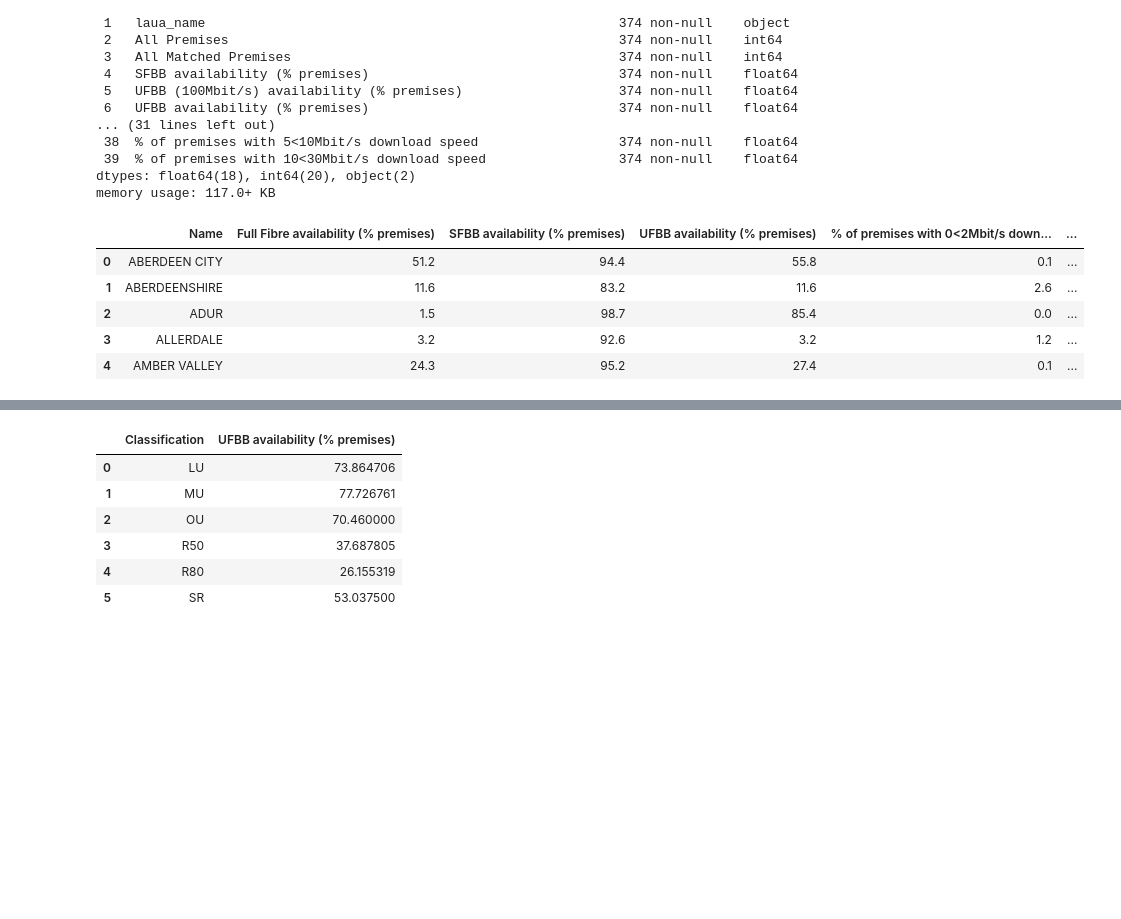
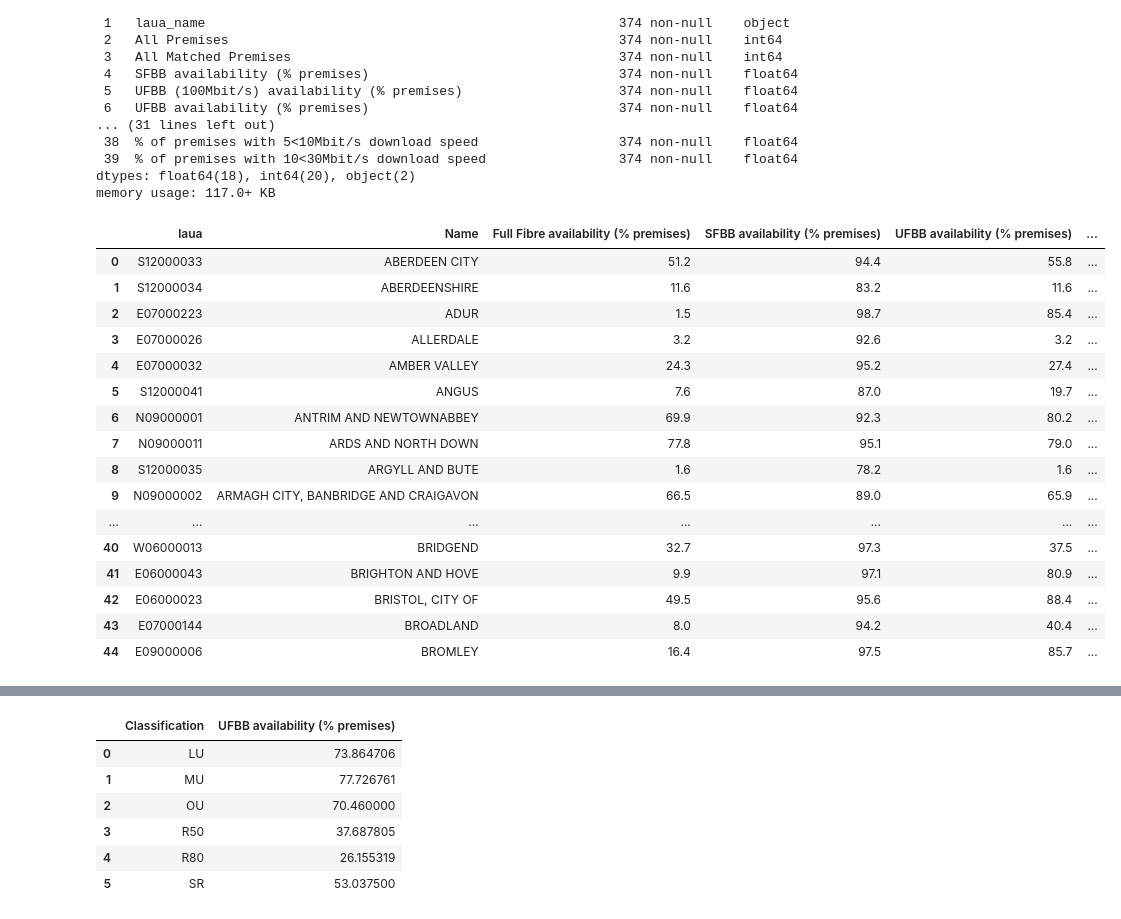
Before and after one commit to Kim22345/CFG-Data-Project-, a Jupyter notebook: Rural_vs_urban-infra_kim.ipynb, the cells around one changed output, grey strips where cells are left out. Saved outputs shown, nothing was run; the diff lists cells and outputs as text; code cells hidden in the pictures; blank space fills up the shorter version.

```diff
--- a/Rural_vs_urban-infra_kim.ipynb
+++ b/Rural_vs_urban-infra_kim.ipynb
@@ -43,42 +43,43 @@ dtypes: float64(18), int64(20), object(2)
 memory usage: 117.0+ KB
 # %%
 #select specific columns I need: Name of area, number of house based on download speed
-subdf = df[['laua_name',
-#             'Number of premises with 0<2Mbit/s download speed',
-#             'Number of premises with 2<5Mbit/s download speed',
-#             'Nmber of premises with 5<10Mbit/s download speed',
-#             'Number of premises with 10<30Mbit/s download speed',
-#             'Number of premises with 30<300Mbit/s download speed',
-#             'Number of premises with >=300Mbit/s download speed',
+subdf = df[['laua',
+            'laua_name',
             'Full Fibre availability (% premises)',
             'SFBB availability (% premises)',
             'UFBB availability (% premises)',
             '% of premises with 0<2Mbit/s download speed',
             '% of premises with 2<5Mbit/s download speed',
             '% of premises with 5<10Mbit/s download speed'
 
         ]]
 #Change 'laua_name' to 'Name', speed - simplify for join
-subdf1 = subdf.rename({'laua_name':'Name','Number of premises with 0<2Mbit/s download speed':'1(0<2)',
-                       'Number of premises with 2<5Mbit/s download speed':'2(2<5)',
-                       'Number of premises with 5<10Mbit/s download speed': '3(5<10)',
-                       'Number of premises with 10<30Mbit/s download speed': '4(10<30)',
-                       'Number of premises with 30<300Mbit/s download speed': '5(30<300)',
-                       'Number of premises with >=300Mbit/s download speed': '6(300<=)'},
+subdf1 = subdf.rename({'laua_name':'Name'},
 
 
 
 
 
                       axis='columns')
-subdf1.head()
+subdf1.head(45)
 # %% [output]
-|  | Name | Full Fibre availability (% premises) | SFBB availability (% premises) | UFBB availability (% premises) | % of premises with 0<2Mbit/s down... | ... |
-| 0 | ABERDEEN CITY | 51.2 | 94.4 | 55.8 | 0.1 | ... |
-| 1 | ABERDEENSHIRE | 11.6 | 83.2 | 11.6 | 2.6 | ... |
-| 2 | ADUR | 1.5 | 98.7 | 85.4 | 0.0 | ... |
-| 3 | ALLERDALE | 3.2 | 92.6 | 3.2 | 1.2 | ... |
-| 4 | AMBER VALLEY | 24.3 | 95.2 | 27.4 | 0.1 | ... |
+|  | laua | Name | Full Fibre availability (% premises) | SFBB availability (% premises) | UFBB availability (% premises) | ... |
+| 0 | S12000033 | ABERDEEN CITY | 51.2 | 94.4 | 55.8 | ... |
+| 1 | S12000034 | ABERDEENSHIRE | 11.6 | 83.2 | 11.6 | ... |
+| 2 | E07000223 | ADUR | 1.5 | 98.7 | 85.4 | ... |
+| 3 | E07000026 | ALLERDALE | 3.2 | 92.6 | 3.2 | ... |
+| 4 | E07000032 | AMBER VALLEY | 24.3 | 95.2 | 27.4 | ... |
+| 5 | S12000041 | ANGUS | 7.6 | 87.0 | 19.7 | ... |
+| 6 | N09000001 | ANTRIM AND NEWTOWNABBEY | 69.9 | 92.3 | 80.2 | ... |
+| 7 | N09000011 | ARDS AND NORTH DOWN | 77.8 | 95.1 | 79.0 | ... |
+| 8 | S12000035 | ARGYLL AND BUTE | 1.6 | 78.2 | 1.6 | ... |
+| 9 | N09000002 | ARMAGH CITY, BANBRIDGE AND CRAIGAVON | 66.5 | 89.0 | 65.9 | ... |
+| ... | ... | ... | ... | ... | ... | ... |
+| 40 | W06000013 | BRIDGEND | 32.7 | 97.3 | 37.5 | ... |
+| 41 | E06000043 | BRIGHTON AND HOVE | 9.9 | 97.1 | 80.9 | ... |
+| 42 | E06000023 | BRISTOL, CITY OF | 49.5 | 95.6 | 88.4 | ... |
+| 43 | E07000144 | BROADLAND | 8.0 | 94.2 | 40.4 | ... |
+| 44 | E09000006 | BROMLEY | 16.4 | 97.5 | 85.7 | ... |
 # %%
 #read file 2
 df2 = pd.read_excel('2001-la-class-dataset-post0409-boundaries.xlsx', header=0)
```
Also changed, not shown: parts of 20 cells of this notebook.
